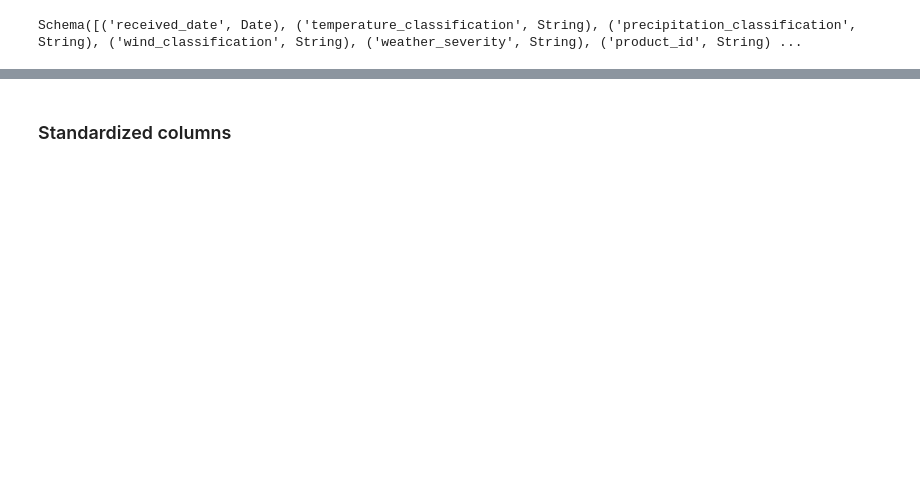
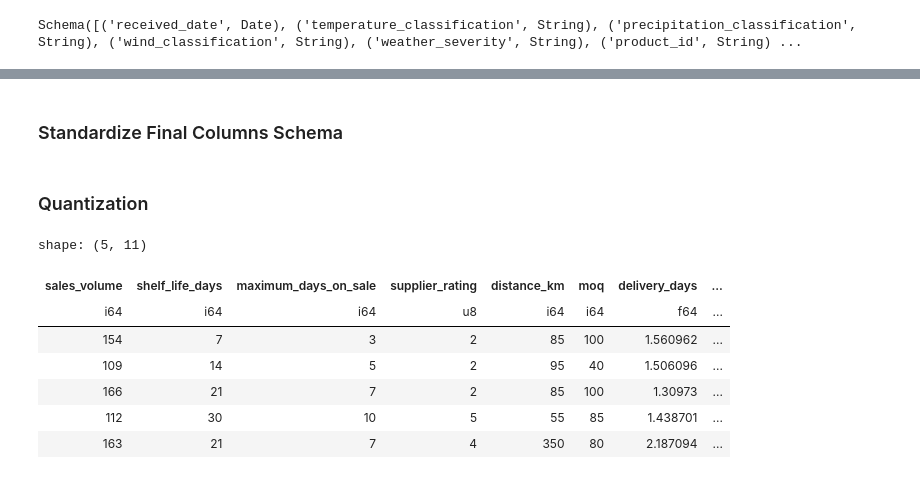
Before and after one commit to rbalbinotti/grocery_synthetic_data, a Jupyter notebook: synthetic_grocery_polars.ipynb, the cells around one changed output, grey strips where cells are left out. Cells and saved outputs as stored; diff of their text form; code cells hidden in the pictures; blank space fills up the shorter version.

```diff
--- a/synthetic_grocery_polars.ipynb
+++ b/synthetic_grocery_polars.ipynb
@@ -537,3 +428,3 @@ s.select(pl.col("supplier_rating")).sort("supplier_rating").unique()
 # %% [markdown]
-### Standardized columns
+### Standardize Final Columns Schema
 # %%
@@ -550,0 +436,14 @@ final_df = data_purchase_lazy.select(pl.col(standardized_columns))
+# %% [markdown]
+### Quantization
+# %%
+# View numeric columns
+std_df.select(cs.numeric()).show()
+# %% [output]
+shape: (5, 11)
+| sales_volume | shelf_life_days | maximum_days_on_sale | supplier_rating | distance_km | moq | delivery_days | ... |
+| i64 | i64 | i64 | u8 | i64 | i64 | f64 | ... |
+| 154 | 7 | 3 | 2 | 85 | 100 | 1.560962 | ... |
+| 109 | 14 | 5 | 2 | 95 | 40 | 1.506096 | ... |
+| 166 | 21 | 7 | 2 | 85 | 100 | 1.30973 | ... |
+| 112 | 30 | 10 | 5 | 55 | 85 | 1.438701 | ... |
+| 163 | 21 | 7 | 4 | 350 | 80 | 2.187094 | ... |
```
Also changed, not shown: parts of 46 cells of this notebook, 3 other files.
